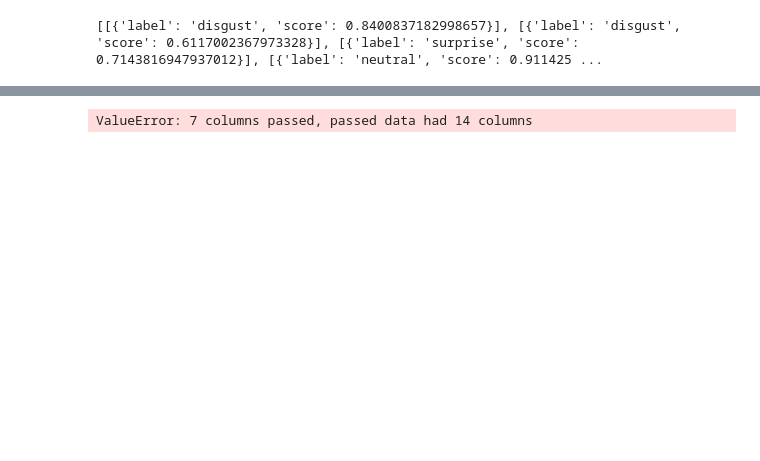
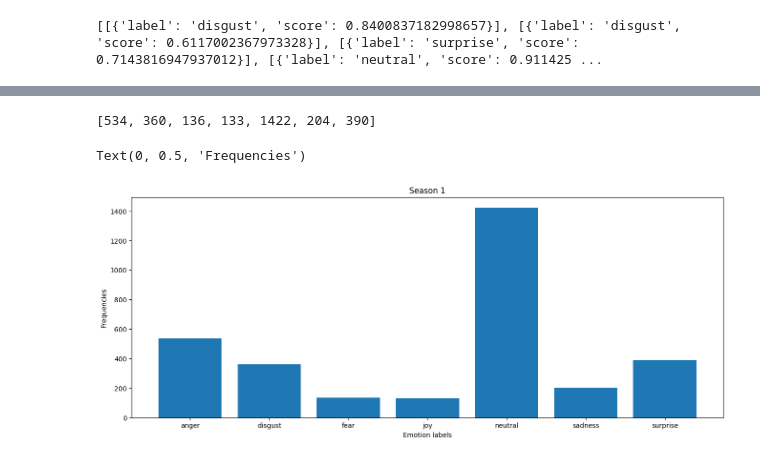
Before and after one commit to idajohannesen/cds-lang, a Jupyter notebook: assignments/assignment 4/src/assignment4.ipynb, the cells around one changed output, grey strips where cells are left out. Drawn from its saved outputs; the diff is of its cells as text; code cells hidden in the pictures; blank space fills up the shorter version.

```diff
--- a/assignments/assignment 4/src/assignment4.ipynb
+++ b/assignments/assignment 4/src/assignment4.ipynb
@@ -140 +154,26 @@ s1
+# %%
+# create a counter for each emotion label
+anger_count = 0
+disgust_count = 0
+fear_count = 0
+joy_count = 0
+neutral_count = 0
+sadness_count = 0
+surprise_count = 0
+
+for emotion in s1emotions: #add 1 to the counter which corresponds to the emotion
+    if emotion == "anger":
+        anger_count += 1
+    elif emotion == "disgust":
+        disgust_count += 1
+    elif emotion == "fear":
+        fear_count += 1
+    elif emotion == "joy":
+        joy_count += 1
+    elif emotion == "neutral":
+        neutral_count += 1
+    elif emotion == "sadness":
+        sadness_count += 1
+    elif emotion == "surprise":
+        surprise_count += 1
 # %%
@@ -164,5 +199,23 @@ neutral
+# %%
+emotion_freq = []
+emotion_freq.append(anger_count)
+emotion_freq.append(disgust_count)
+emotion_freq.append(fear_count)
+emotion_freq.append(joy_count)
+emotion_freq.append(neutral_count)
+emotion_freq.append(sadness_count)
+emotion_freq.append(surprise_count)
+print(emotion_freq)
+# %% [output]
+[534, 360, 136, 133, 1422, 204, 390]
 # %%
-df = pd.DataFrame([teststring], columns=["anger", "disgust", "fear", "joy", "neutral", "sadness", "surprise"])
-df.head()
+emotions = ["anger", "disgust", "fear", "joy", "neutral", "sadness", "surprise"]
-# %% [output]
-ValueError: 7 columns passed, passed data had 14 columns
+# %%
+plt.figure(figsize = (16,6))
+plt.bar(emotions, emotion_freq)
+plt.title('Season 1')
+plt.xlabel('Emotion labels')
+plt.ylabel('Frequencies')
+# %% [output]
+Text(0, 0.5, 'Frequencies')
+[figure, added]
```
Also changed, not shown: parts of 13 cells of this notebook, 3 other files.
